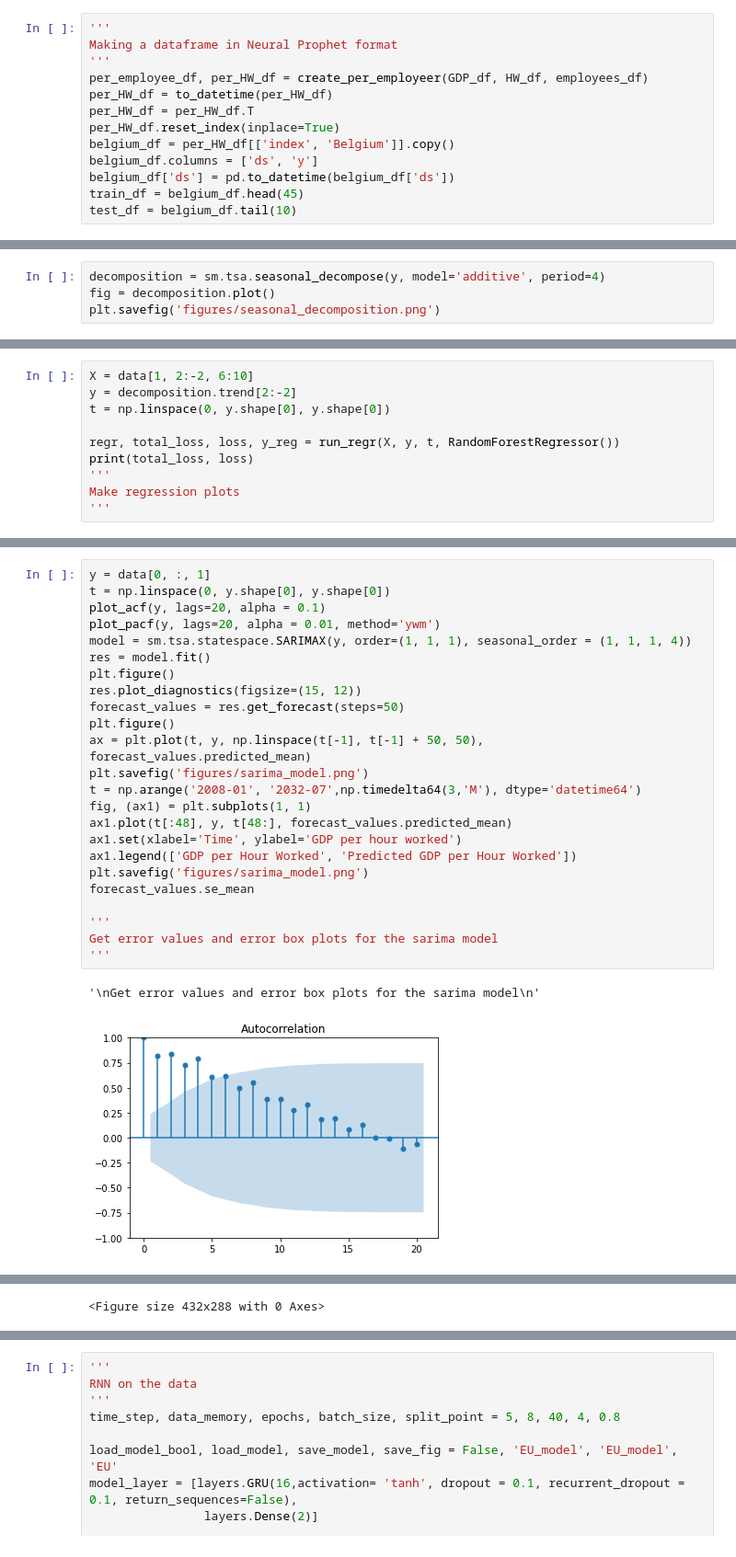
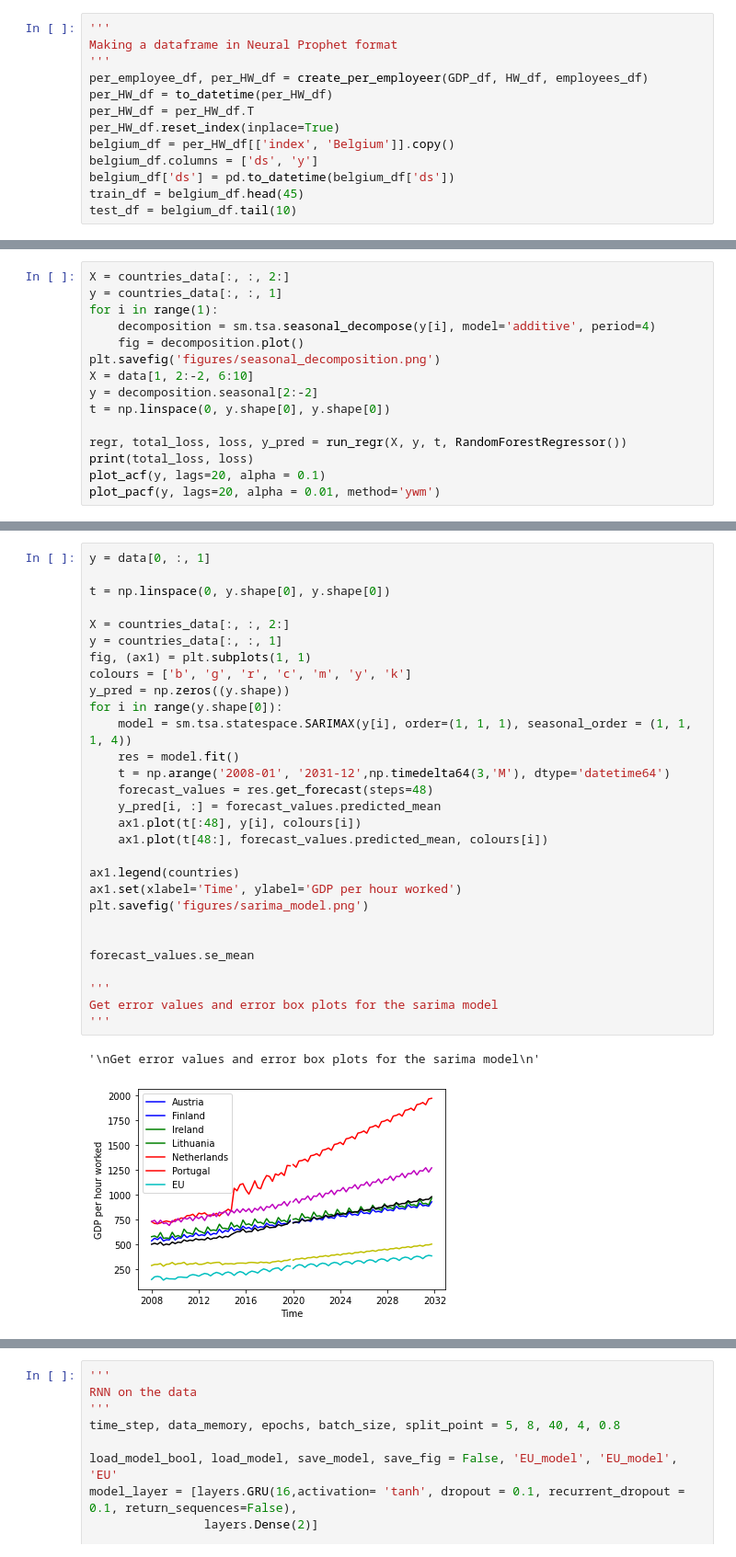
Before and after one commit to nisa-bayraktar/european_productivity, a Jupyter notebook: combined_features.ipynb, the cells around one changed output, grey strips where cells are left out. Shown: that part at 92% size. Drawn from its saved outputs; the diff is of its cells as text.

Commit message:
did stuff on multiple countries

```diff
--- a/combined_features.ipynb
+++ b/combined_features.ipynb
@@ -503,4 +427,0 @@ mi, f_test, corr
-# %%
-decomposition = sm.tsa.seasonal_decompose(y, model='additive', period=4)
-fig = decomposition.plot()
-plt.savefig('figures/seasonal_decomposition.png')
@@ -509,11 +428,16 @@ plt.savefig('figures/seasonal_decomposition.png')
 # %%
+X = countries_data[:, :, 2:]
+y = countries_data[:, :, 1]
+for i in range(1):
+    decomposition = sm.tsa.seasonal_decompose(y[i], model='additive', period=4)
+    fig = decomposition.plot()
+plt.savefig('figures/seasonal_decomposition.png')
 X = data[1, 2:-2, 6:10]
-y = decomposition.trend[2:-2]
+y = decomposition.seasonal[2:-2]
 t = np.linspace(0, y.shape[0], y.shape[0])
 
-regr, total_loss, loss, y_reg = run_regr(X, y, t, RandomForestRegressor())
+regr, total_loss, loss, y_pred = run_regr(X, y, t, RandomForestRegressor())
 print(total_loss, loss)
-'''
-Make regression plots
-'''
+plot_acf(y, lags=20, alpha = 0.1)
+plot_pacf(y, lags=20, alpha = 0.01, method='ywm')
 # %% [output]
@@ -531,27 +449,32 @@ print(total_loss, loss)
 # %%
 y = data[0, :, 1]
+
 t = np.linspace(0, y.shape[0], y.shape[0])
-plot_acf(y, lags=20, alpha = 0.1)
-plot_pacf(y, lags=20, alpha = 0.01, method='ywm')
-model = sm.tsa.statespace.SARIMAX(y, order=(1, 1, 1), seasonal_order = (1, 1, 1, 4))
-res = model.fit()
-plt.figure()
-res.plot_diagnostics(figsize=(15, 12))
-forecast_values = res.get_forecast(steps=50)
-plt.figure()
-ax = plt.plot(t, y, np.linspace(t[-1], t[-1] + 50, 50), forecast_values.predicted_mean)
+
+X = countries_data[:, :, 2:]
+y = countries_data[:, :, 1]
+fig, (ax1) = plt.subplots(1, 1)
+colours = ['b', 'g', 'r', 'c', 'm', 'y', 'k']
+y_pred = np.zeros((y.shape))
+for i in range(y.shape[0]):
+    model = sm.tsa.statespace.SARIMAX(y[i], order=(1, 1, 1), seasonal_order = (1, 1, 1, 4))
+    res = model.fit()
+    t = np.arange('2008-01', '2031-12',np.timedelta64(3,'M'), dtype='datetime64')
+    forecast_values = res.get_forecast(steps=48)
+    y_pred[i, :] = forecast_values.predicted_mean
+    ax1.plot(t[:48], y[i], colours[i])
+    ax1.plot(t[48:], forecast_values.predicted_mean, colours[i])
+
+ax1.legend(countries)
+ax1.set(xlabel='Time', ylabel='GDP per hour worked')
 plt.savefig('figures/sarima_model.png')
-t = np.arange('2008-01', '2032-07',np.timedelta64(3,'M'), dtype='datetime64')
-fig, (ax1) = plt.subplots(1, 1)
-ax1.plot(t[:48], y, t[48:], forecast_values.predicted_mean)
-ax1.set(xlabel='Time', ylabel='GDP per hour worked')
-ax1.legend(['GDP per Hour Worked', 'Predicted GDP per Hour Worked'])
-plt.savefig('figures/sarima_model.png')
+
+
 forecast_values.se_mean
 
 '''
 Get error values and error box plots for the sarima model
 '''
 # %% [output]
 '\nGet error values and error box plots for the sarima model\n'
-[figure, old version]
+[figure, new version]
@@ -559 +480,0 @@ Get error values and error box plots for the sarima model
-<Figure size 432x288 with 0 Axes>
```
Also changed, not shown: parts of 18 cells of this notebook, 5 other files.
